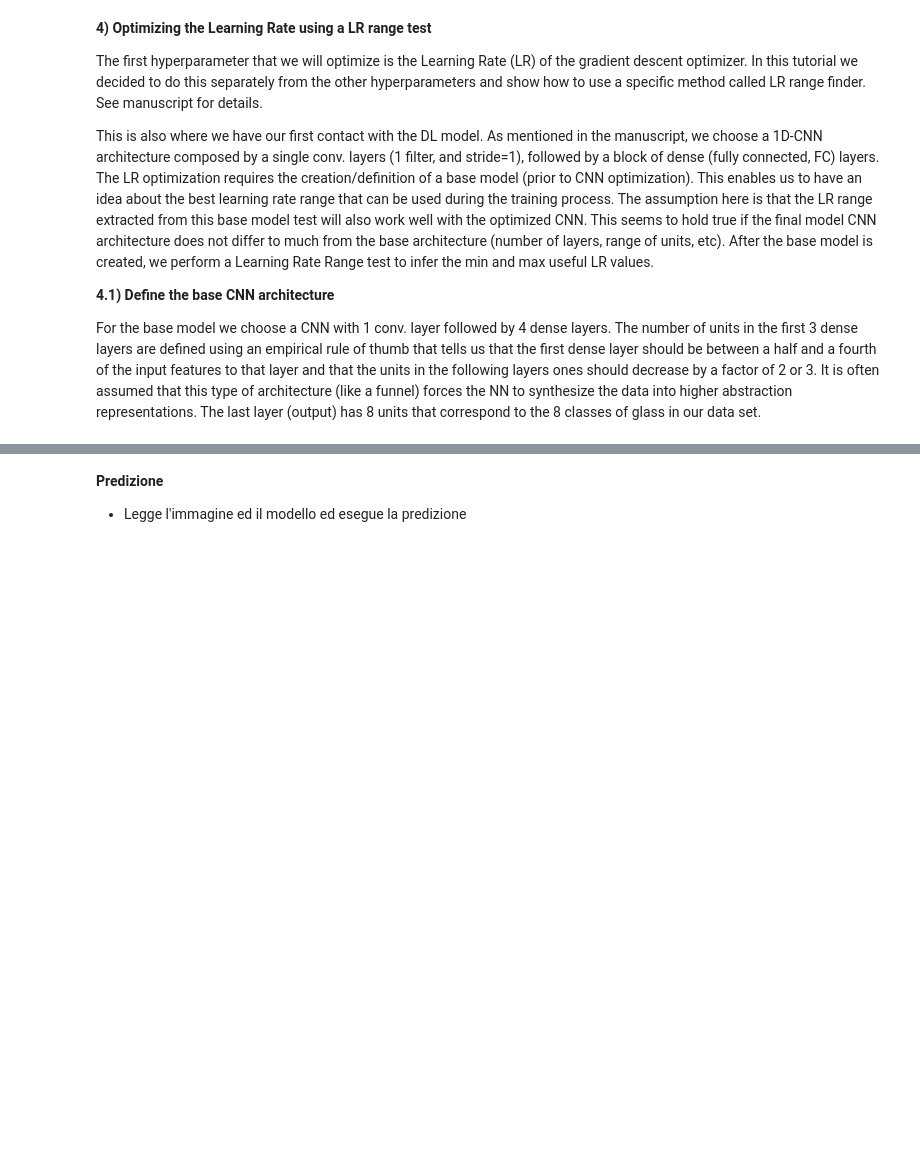
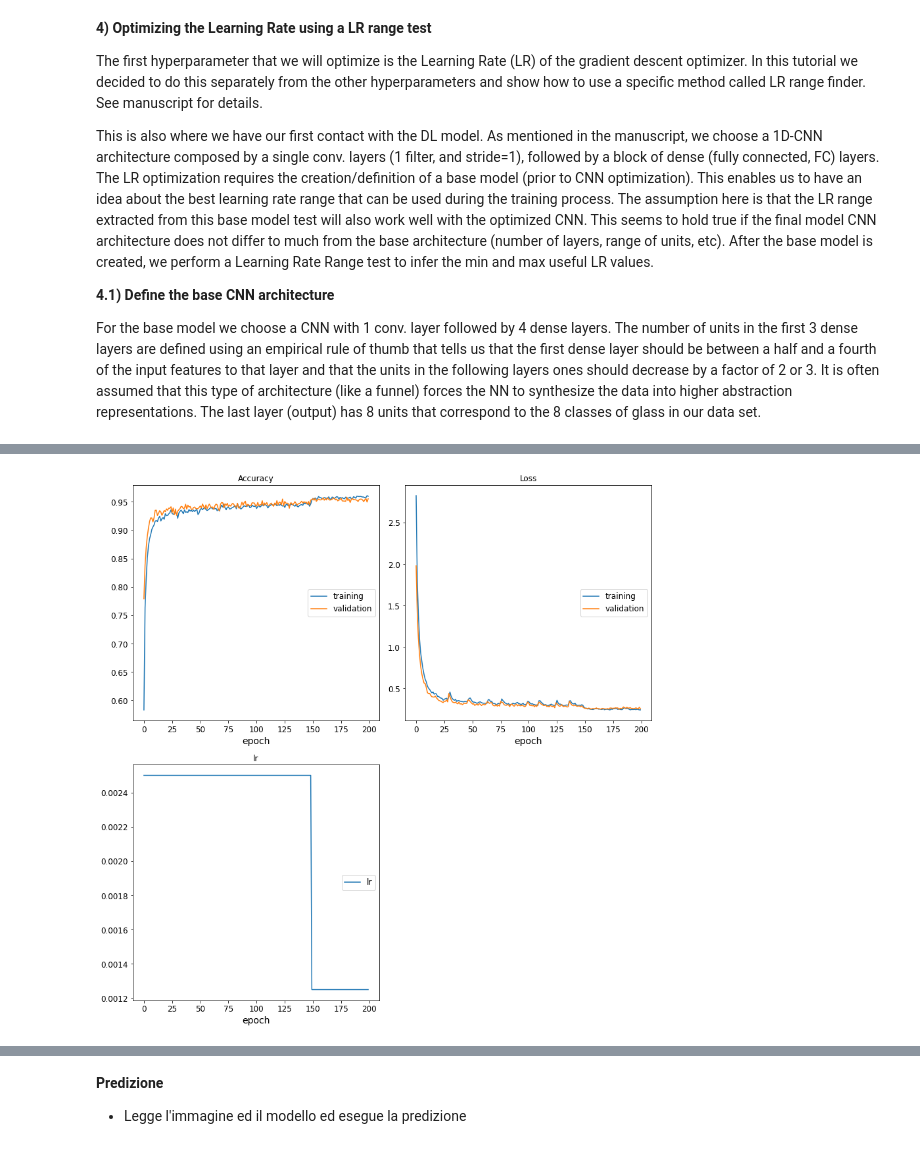
Before and after one commit to giustinod/nir-data, a Jupyter notebook: CNN_optimization_for_classification.ipynb, the cells around one changed output, grey strips where cells are left out. Drawn from its saved outputs; the diff is of its cells as text; code cells hidden in the pictures; blank space fills up the shorter version.

```diff
--- a/CNN_optimization_for_classification.ipynb
+++ b/CNN_optimization_for_classification.ipynb
@@ -900,0 +865,98 @@ Test Acc. ->  0.8485289833964462
+# %%
+## Make computations reproducible
+reproducible_comp()
+
+# loading datasets
+# s3_client.download_file('pls-regression', 'saved_models/y_cal.npy', 'y_cal.npy')
+# y_cal = np.load('y_cal.npy')
+# s3_client.download_file('pls-regression', 'saved_models/x_cal_scaled_col.npy', 'x_cal_scaled_col.npy')
+# x_cal_scaled_col = np.load('x_cal_scaled_col.npy')
+# s3_client.download_file('pls-regression', 'saved_models/y_tuning.npy', 'y_tuning.npy')
+# y_tuning = np.load('y_tuning.npy')
+# s3_client.download_file('pls-regression', 'saved_models/x_tuning_scaled_col.npy', 'x_tuning_scaled_col.npy')
+# x_tuning_scaled_col = np.load('x_tuning_scaled_col.npy')
+# s3_client.download_file('pls-regression', 'saved_models/x_test_scaled_col.npy', 'x_test_scaled_col.npy')
+# x_test_scaled_col = np.load('x_test_scaled_col.npy')
+
+## Plot the CNN layer architecture
+## The plot_model() from Keras requires that graphviz and pydot are installed in your system.
+## If you dont't have these libraries installed, skip this cell for now and browse for the image "base_cnn_classification.png" in the repository to see the result
+
+# plot_model(model_base_cnn,  to_file='base_cnn_classification.png', show_shapes=True, show_layer_names=True, \
+#           rankdir='LR', expand_nested=False, dpi=96)
+
+## define a step for the test
+step_base=0.25*np.ceil(len(x_cal_scaled_col) / 512) * 400
+
+## define the LR_range test object using the LRFinder() function predifined in the Help section.
+lr_finder_base = LRFinder(start_lr= 1e-9, end_lr = 0.1, max_steps= step_base, smoothing=0.9) #
+
+## define a name for this model
+MODEL_NAME='LR_finder_Adam_batch=_BASE_512_filter=5.h5'
+
+## clear the session to make there is no clutter in keras
+tf.keras.backend.clear_session()
+
+#######  Callbacks #########
+early_stop = keras.callbacks.EarlyStopping(monitor='val_acc', min_delta=1e-4, patience=50, mode='auto', restore_best_weights=True)
+## Note that the min_lr in rdlr is the one found in the LRFinder test
+
+rdlr = ReduceLROnPlateau(patience=25, factor=0.5, min_lr=1e-7, monitor='val_acc', verbose=1)
+
+model_base = create_base_model()
+
+# Print a summary of the base model and plot the architecture
+model_base.summary()
+
+## Compile the model using the LRmax for the LR in Adam()
+model_base.compile(optimizer=tf.keras.optimizers.Adam(learning_rate=0.0025),
+              loss="categorical_crossentropy", metrics=["acc"])
+
+## Train new model using optimal batch size. Extend the epochs a bit to see if results improve
+history0 = model_base.fit(x_cal_scaled_col, y_cal, batch_size=512, epochs=200, \
+          validation_data=(x_tuning_scaled_col, y_tuning),\
+          callbacks=[rdlr, early_stop, PlotLossesKerasTF() ], verbose=0)
+
+## Make predictions on the train, tuning and test sets
+pred_cal_base = model_base.predict(x_cal_scaled_col)
+pred_val_base = model_base.predict(x_tuning_scaled_col)
+pred_test_base = model_base.predict(x_test_scaled_col)
+
+test_Yhat_base = np.argmax(pred_test_base,axis = 1)
+cal_Yhat_base = np.argmax(pred_cal_base,axis = 1)
+val_Yhat_base = np.argmax(pred_val_base,axis = 1)
+
+## Compute accuracies
+TestAcc_base = accuracy_score(pre_labels, test_Yhat_base)
+CalAcc_base = accuracy_score(cal_labels, cal_Yhat_base)
+ValAcc_base = accuracy_score(val_labels, val_Yhat_base)
+
+print('\nMetrics for based CNN ')
+print('Training  Acc. -> ', CalAcc_base)
+print('Tuning  Acc. ->', ValAcc_base)
+print('Test Acc. -> ', TestAcc_base)
+
+## If you used Livelossplot, you can skip this. Otherwise we can take a look at the training process by plotting the
+## models history.
+plt.figure(figsize=(8,4))
+plt.plot(history0.history['acc'], label='Calibration set accuracy')
+plt.plot(history0.history['val_acc'], label='Tunning set accuracy')
+plt.yscale('log')
+plt.ylabel('Train Accuracy')
+plt.xlabel('Epochs')
+plt.ylim(0.7,1)
+plt.legend(loc=5)
+## In case you used ReduceLROnPlateau() you can plot the lr as well
+ax2 = plt.gca().twinx()
+ax2.plot(history0.history['lr'], 'r--')
+ax2.set_ylabel('learning rate',color='r')
+plt.tight_layout()
+plt.savefig('train_tun_loss.png', dpi=96)
+plt.show()
+
+# Save the entire model to a HDF5 file.
+# The '.h5' extension indicates that the model should be saved to HDF5.
+model_base.save('cnn_model.h5')
+upload_file('cnn_model.h5')
+# %% [output]
+[figure, added]
```
Also changed, not shown: parts of 8 cells of this notebook.
